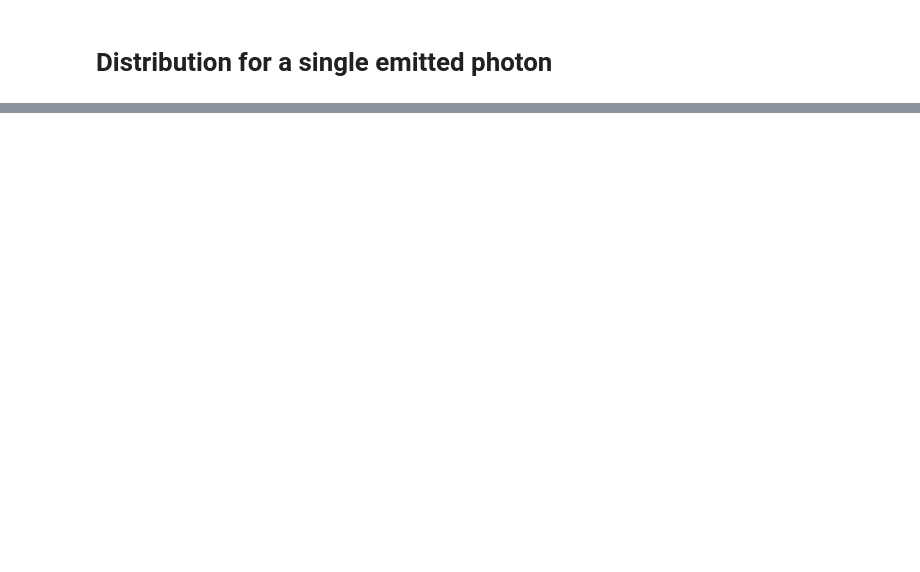
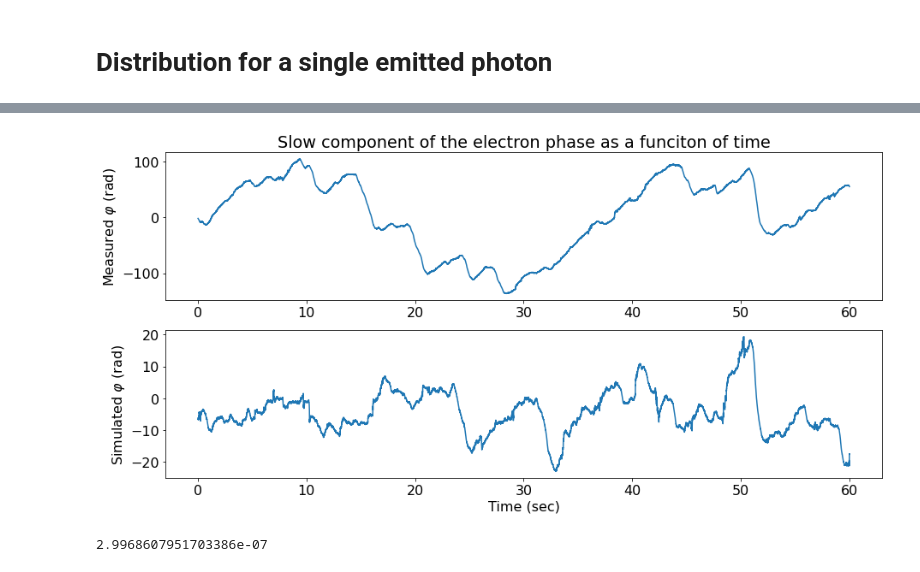
Before and after one commit to IharLobach/ursse, a Jupyter notebook: analyzing_collected_data/shifts/shift_02_28_2020/experiment_vs_simulation_random_walk.ipynb, the cells around one changed output, grey strips where cells are left out. Cells and saved outputs as stored; diff of their text form; code cells hidden in the pictures; blank space fills up the shorter version.

```diff
--- a/analyzing_collected_data/shifts/shift_02_28_2020/experiment_vs_simulation_random_walk.ipynb
+++ b/analyzing_collected_data/shifts/shift_02_28_2020/experiment_vs_simulation_random_walk.ipynb
@@ -201,0 +172,5 @@ tau_rms*1e-9*c
+# %%
+sim_T0 = pst.get_initial_sync_period_estimate(sim_df)
+sim_phase_df = pst.get_phase_df_from_revoluton_delay_df(sim_df, sim_T0)
+sim_sz_df = pst.get_sz_df(sim_df, spad_tts_ns=0)
+sim_polar_df = pst.get_polar_df(sim_phase_df, sim_sz_df)
@@ -201,0 +205,18 @@ tau_rms*1e-9*c
+# %%
+fig, ax = plt.subplots(2, figsize=(15,7))
+ax[0].plot(meas_phase_df['time_sec'], meas_phase_df['phase_rad'])
+ax[0].set_ylabel(r"Measured $\varphi$ (rad)")
+ax[1].set_xlabel("Time (sec)")
+ax[1].plot(sim_phase_df['time_sec'], sim_phase_df['phase_rad'])
+ax[1].set_ylabel(r"Simulated $\varphi$ (rad)")
+ax[0].set_title("Slow component of the electron phase as a funciton of time")
+fig.savefig(os.path.join(images_dir,
+                             "comparison_of_phase_vs_time.png"),
+            dpi=300, bbox_inches='tight')
+plt.show()
+# %% [output]
+[figure, added]
+# %%
+Eav*JE/E0
+# %% [output]
+2.9968607951703386e-07
```
Also changed, not shown: parts of 60 cells of this notebook, 6 other files.
